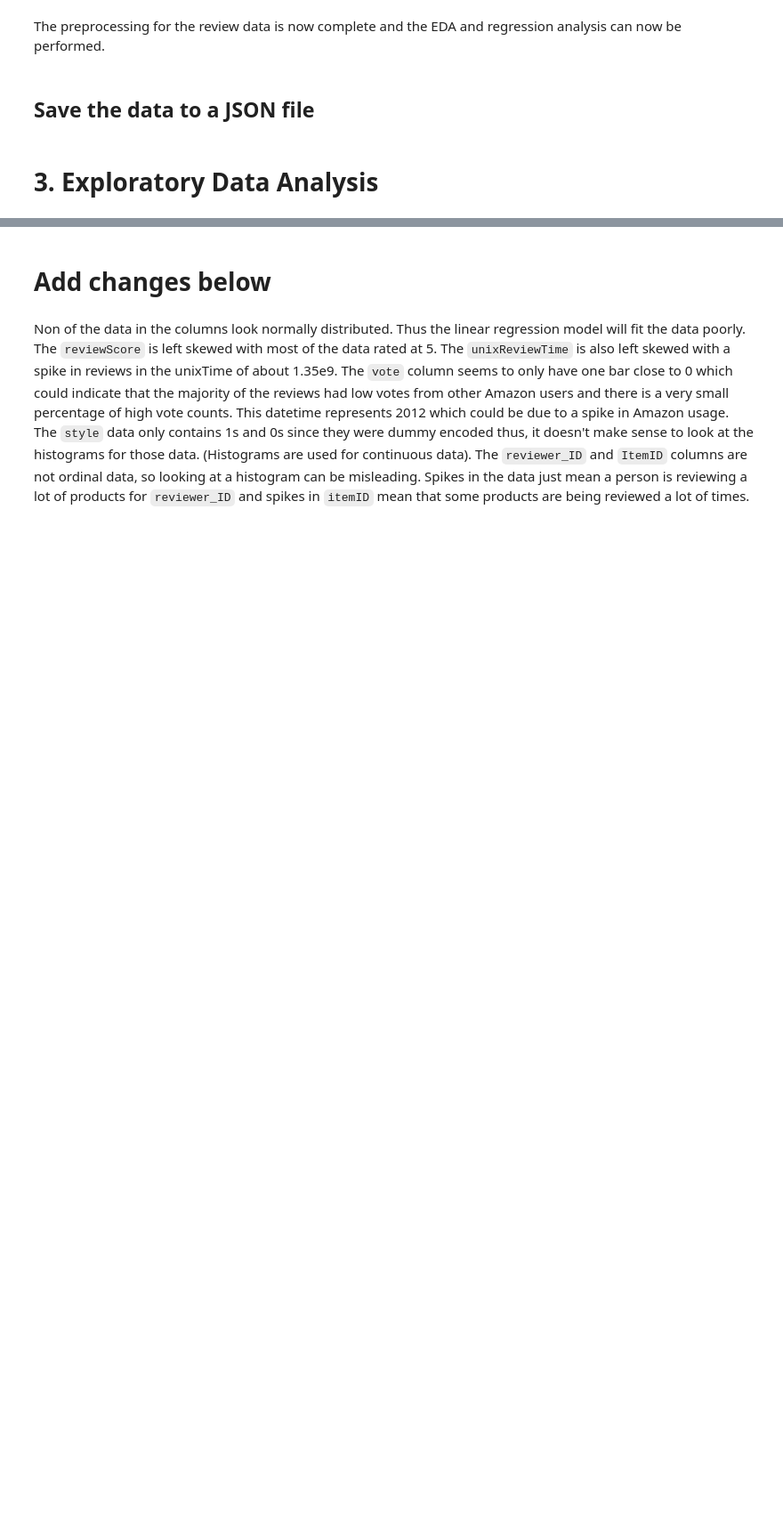
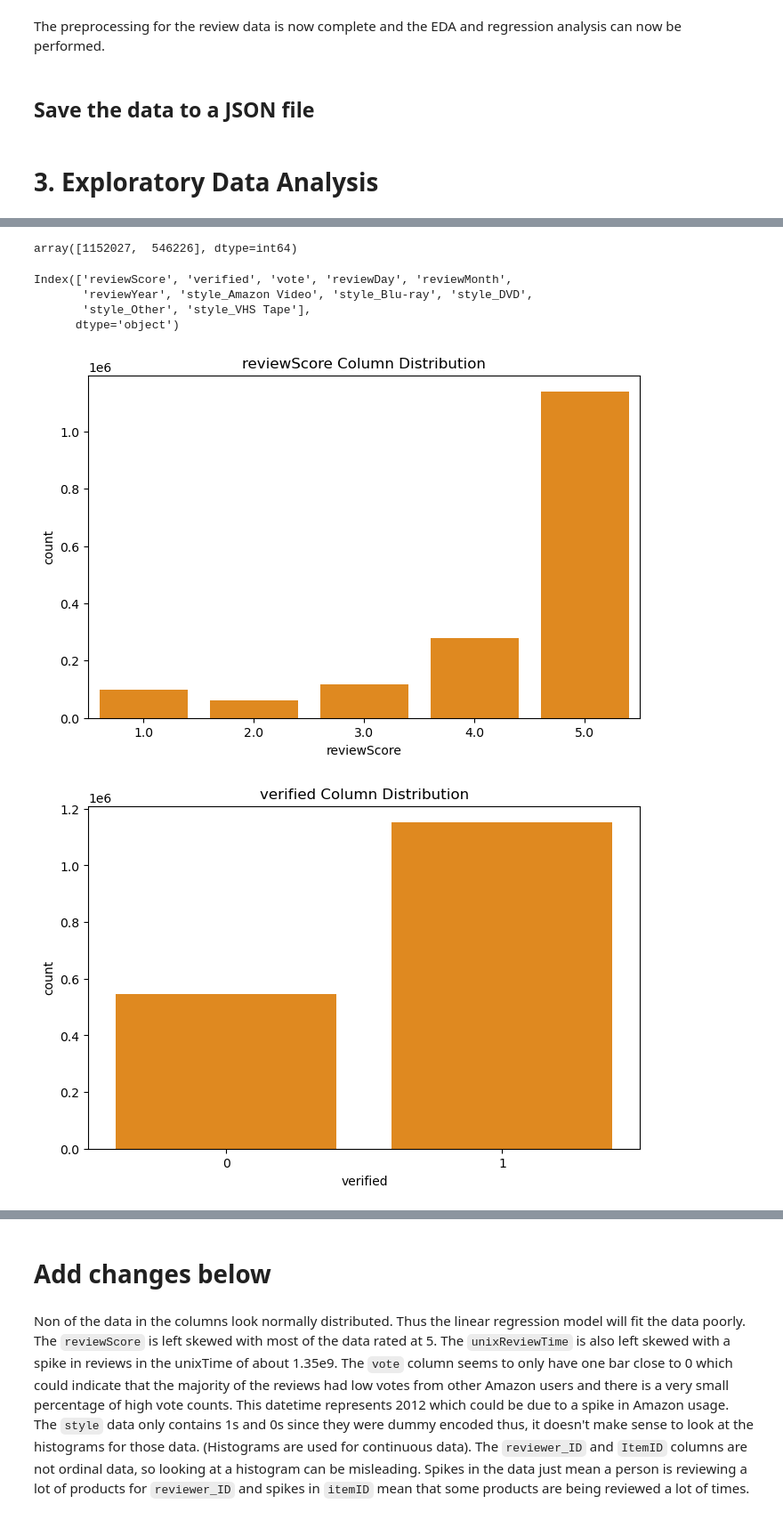
Before and after one commit to JTruong3/Amazon-Product-Recommender, a Jupyter notebook: 1_Preprocessing_and_EDA.ipynb, the cells around one changed output, grey strips where cells are left out. Shown at 89% size. Drawn from its saved outputs; the diff is of its cells as text; code cells hidden in the pictures; blank space fills up the shorter version.

```diff
--- a/1_Preprocessing_and_EDA.ipynb
+++ b/1_Preprocessing_and_EDA.ipynb
@@ -833,0 +856,39 @@ for column in clean_df.columns:
+# %%
+clean_df['verified'].value_counts().values
+# %% [output]
+array([1152027,  546226], dtype=int64)
+# %%
+def bar_plotter(df_column,clean_df):
+
+    plt.figure(figsize = (8,5))
+
+    # Separate the count of the values in the specific column
+    x_val = clean_df[df_column].value_counts().index
+    y_val =  clean_df[df_column].value_counts().values
+
+    # Make the barplot
+    sns.barplot(x = x_val, y = y_val, data = clean_df, color = 'darkorange')
+
+    # Label the plot
+    plt.title(f'{df_column} Column Distribution')
+
+    if len(x_val) > 5:
+        plt.xticks(rotation = 45)
+
+    plt.xlabel(df_column)
+    plt.ylabel('count')
+    plt.show()
+# %%
+clean_df.columns[0:11]
+# %% [output]
+Index(['reviewScore', 'verified', 'vote', 'reviewDay', 'reviewMonth',
+       'reviewYear', 'style_Amazon Video', 'style_Blu-ray', 'style_DVD',
+       'style_Other', 'style_VHS Tape'],
+      dtype='object')
+# %%
+for column in clean_df.columns[0:11]:
+    if column != 'vote':
+        bar_plotter(column,clean_df)
+# %% [output]
+[figure, added]
+[figure, added]
```
Also changed, not shown: parts of 27 cells of this notebook.
